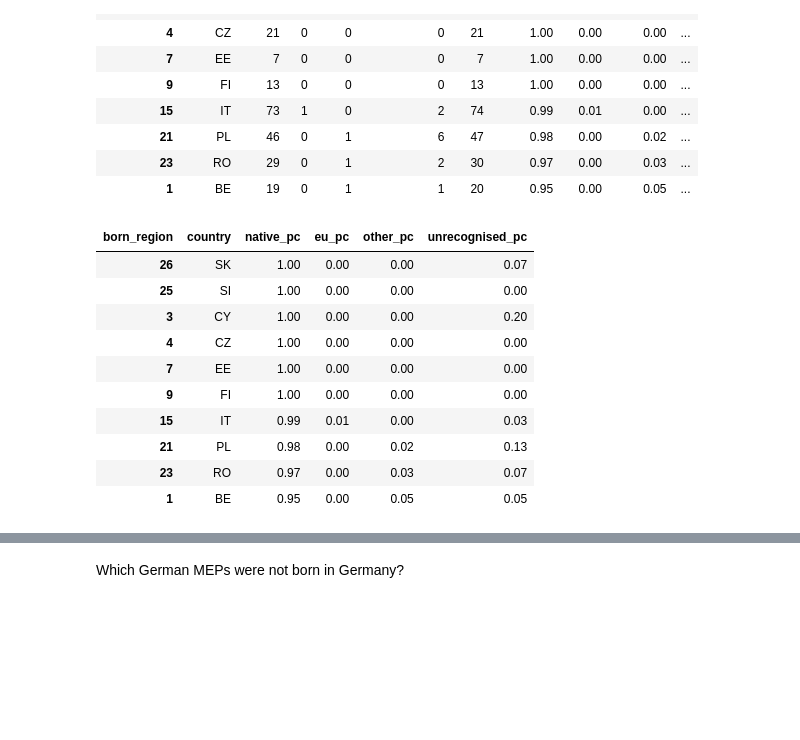
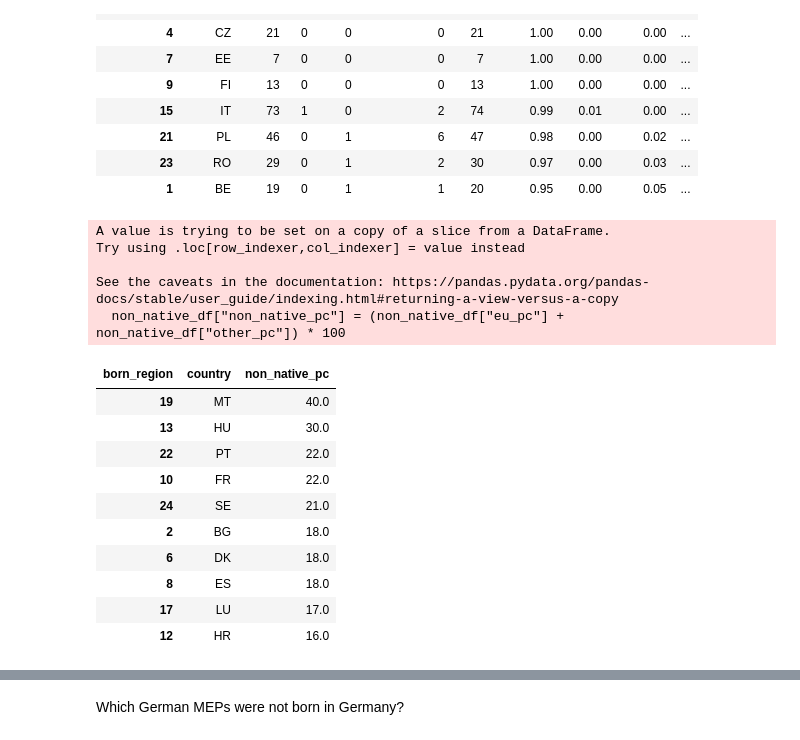
Before and after one commit to SWRdata/p081_euparlament_divers, a Jupyter notebook: analysis/analyse.ipynb, the cells around one changed output, grey strips where cells are left out. Saved outputs shown, nothing was run; the diff lists cells and outputs as text; code cells hidden in the pictures; blank space fills up the shorter version.

```diff
--- a/analysis/analyse.ipynb
+++ b/analysis/analyse.ipynb
@@ -234,18 +208,26 @@ origins_by_country_df[:10]
 | 23 | RO | 29 | 0 | 1 | 2 | 30 | 0.97 | 0.00 | 0.03 | ... |
 | 1 | BE | 19 | 0 | 1 | 1 | 20 | 0.95 | 0.00 | 0.05 | ... |
 # %%
-origins_by_country_detail_df = origins_by_country_df[["country", "native_pc", "eu_pc", "other_pc", "unrecognised_pc"]]
-origins_by_country_detail_df.to_csv("origins_by_country.csv", index = False, sep =";")
-origins_by_country_detail_df[:10]
+non_native_df = origins_by_country_df[["country", "eu_pc", "other_pc"]]
+non_native_df["non_native_pc"] = (non_native_df["eu_pc"] + non_native_df["other_pc"]) * 100
+non_native_df = non_native_df.drop(["eu_pc", "other_pc"], axis = 1)
+non_native_df = non_native_df.sort_values("non_native_pc", ascending = False)
+non_native_df.to_csv("non_native.csv", index = False, sep =";")
+non_native_df[:10]
 # %% [output]
+A value is trying to be set on a copy of a slice from a DataFrame.
+Try using .loc[row_indexer,col_indexer] = value instead
+
+See the caveats in the documentation: https://pandas.pydata.org/pandas-docs/stable/user_guide/indexing.html#returning-a-view-versus-a-copy
+  non_native_df["non_native_pc"] = (non_native_df["eu_pc"] + non_native_df["other_pc"]) * 100
-| born_region | country | native_pc | eu_pc | other_pc | unrecognised_pc |
-| 26 | SK | 1.00 | 0.00 | 0.00 | 0.07 |
-| 25 | SI | 1.00 | 0.00 | 0.00 | 0.00 |
-| 3 | CY | 1.00 | 0.00 | 0.00 | 0.20 |
-| 4 | CZ | 1.00 | 0.00 | 0.00 | 0.00 |
-| 7 | EE | 1.00 | 0.00 | 0.00 | 0.00 |
-| 9 | FI | 1.00 | 0.00 | 0.00 | 0.00 |
-| 15 | IT | 0.99 | 0.01 | 0.00 | 0.03 |
-| 21 | PL | 0.98 | 0.00 | 0.02 | 0.13 |
-| 23 | RO | 0.97 | 0.00 | 0.03 | 0.07 |
-| 1 | BE | 0.95 | 0.00 | 0.05 | 0.05 |
+| born_region | country | non_native_pc |
+| 19 | MT | 40.0 |
+| 13 | HU | 30.0 |
+| 22 | PT | 22.0 |
+| 10 | FR | 22.0 |
+| 24 | SE | 21.0 |
+| 2 | BG | 18.0 |
+| 6 | DK | 18.0 |
+| 8 | ES | 18.0 |
+| 17 | LU | 17.0 |
+| 12 | HR | 16.0 |
```
Also changed, not shown: parts of 6 cells of this notebook.
